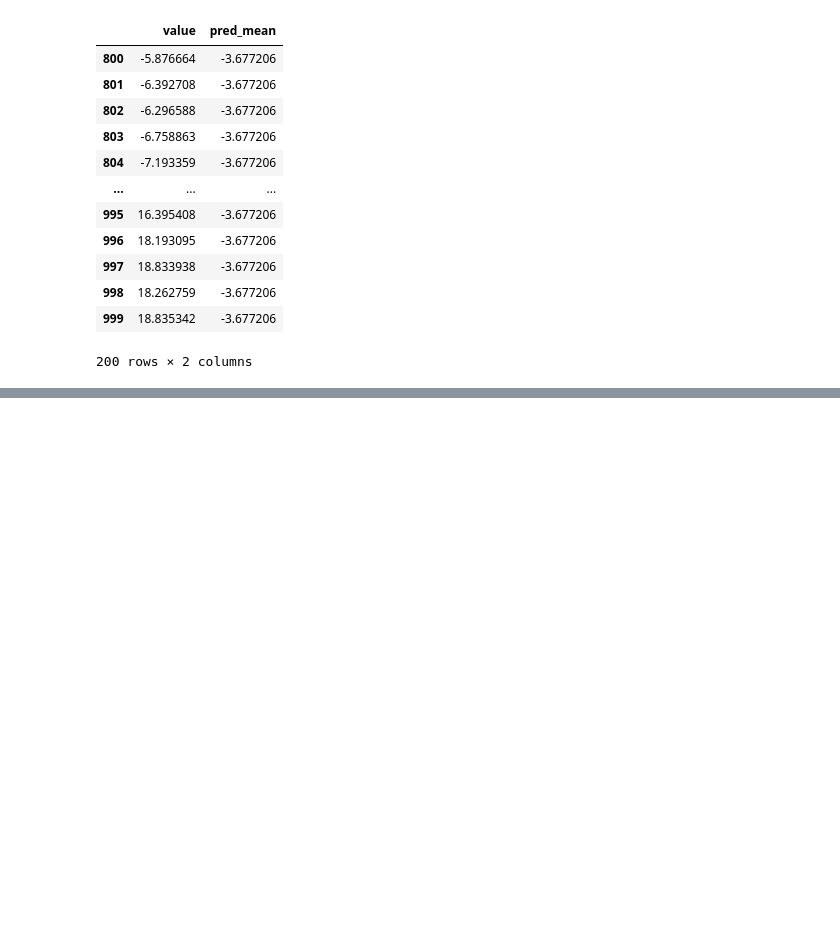
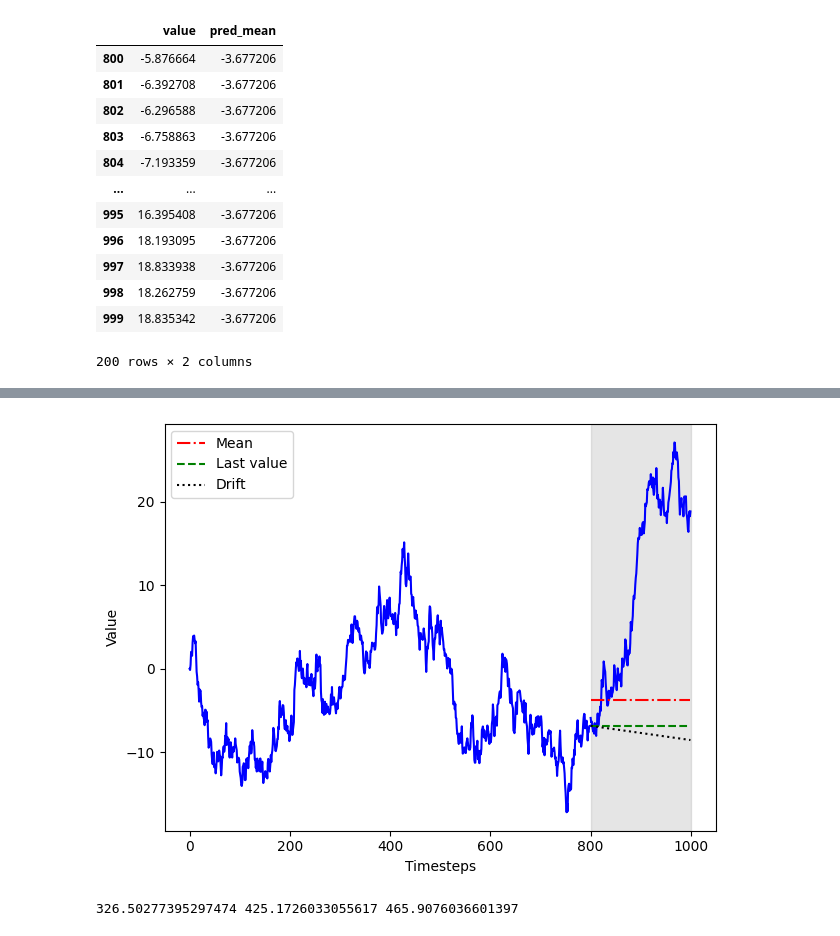
Before and after one commit to alejandro-armenta/time, a Jupyter notebook: random.ipynb, the cells around one changed output, grey strips where cells are left out. Drawn from its saved outputs; the diff is of its cells as text; code cells hidden in the pictures; blank space fills up the shorter version.

```diff
--- a/random.ipynb
+++ b/random.ipynb
@@ -312,0 +339,3 @@ test
+# %%
+drift = (last_value - 0) / (800 - 1)
+drift
@@ -312,0 +344,3 @@ test
+# %%
+x_vals = np.arange(800,1000,1)
+x_vals
@@ -312,0 +364,2 @@ test
+# %%
+pred_drift = drift * x_vals
@@ -312,0 +382,2 @@ test
+# %%
+test.loc[:,'pred_drift'] = pred_drift
@@ -312,0 +400,21 @@ test
+# %%
+fig, ax = plt.subplots()
+
+ax.plot(train.value, 'b-')
+ax.plot(test['value'], 'b-')
+
+ax.plot(test['pred_mean'], 'r-.', label='Mean')
+ax.plot(test['pred_last'], 'g--', label='Last value')
+ax.plot(test['pred_drift'], 'k:', label='Drift')
+
+ax.axvspan(800, 1000, color='#808080', alpha=0.2)
+ax.legend(loc=2)
+
+ax.set_xlabel('Timesteps')
+ax.set_ylabel('Value')
+
+plt.tight_layout()
+
+plt.savefig('random_walk_predictions.png',dpi=300)
+# %% [output]
+[figure, added]
@@ -312,0 +425,5 @@ test
+# %%
+print(a,b,c)
+#forecasting long horizon not good!
+# %% [output]
+326.50277395297474 425.1726033055617 465.9076036601397
```
Also changed, not shown: parts of 18 cells of this notebook, 4 other files.
